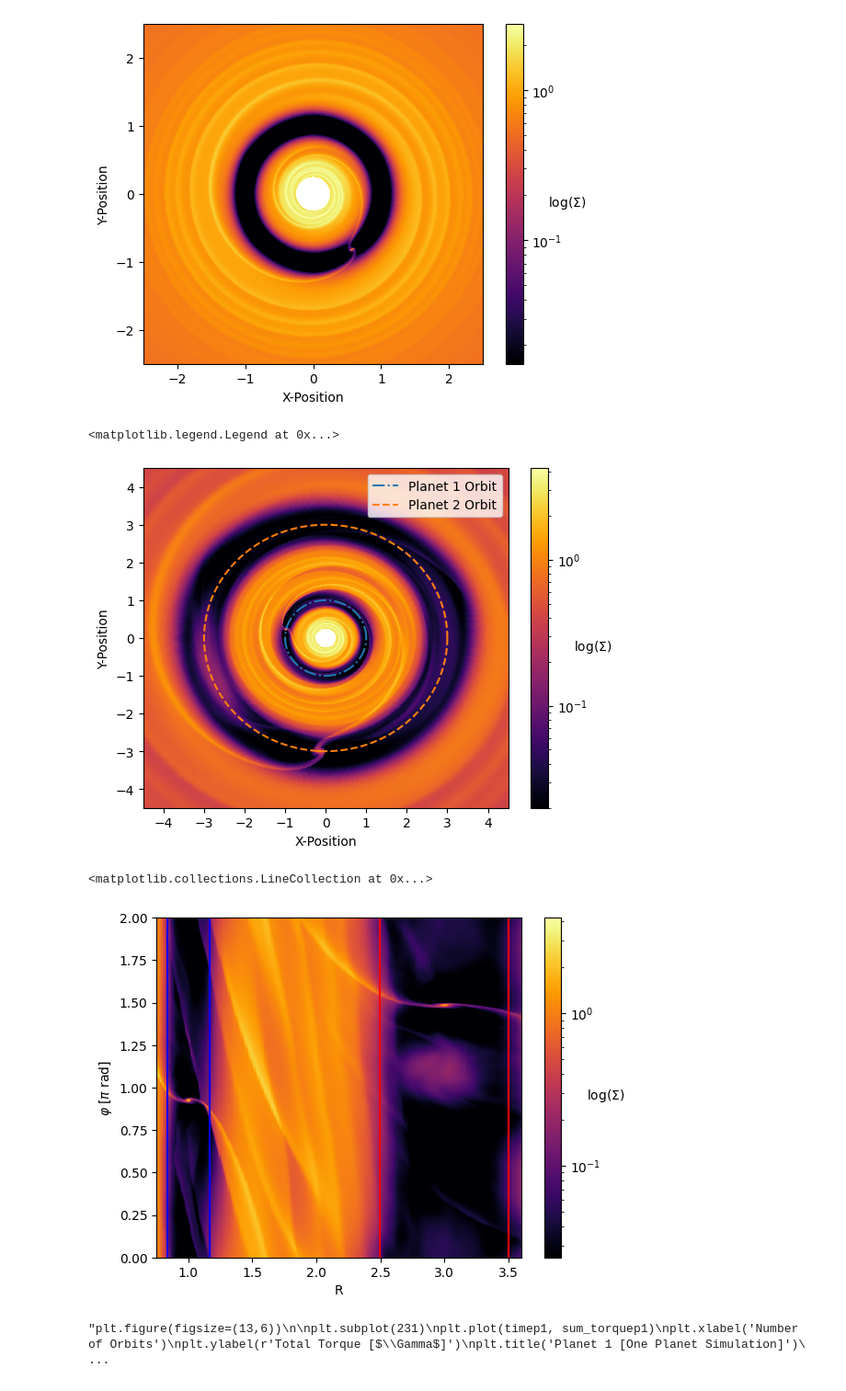
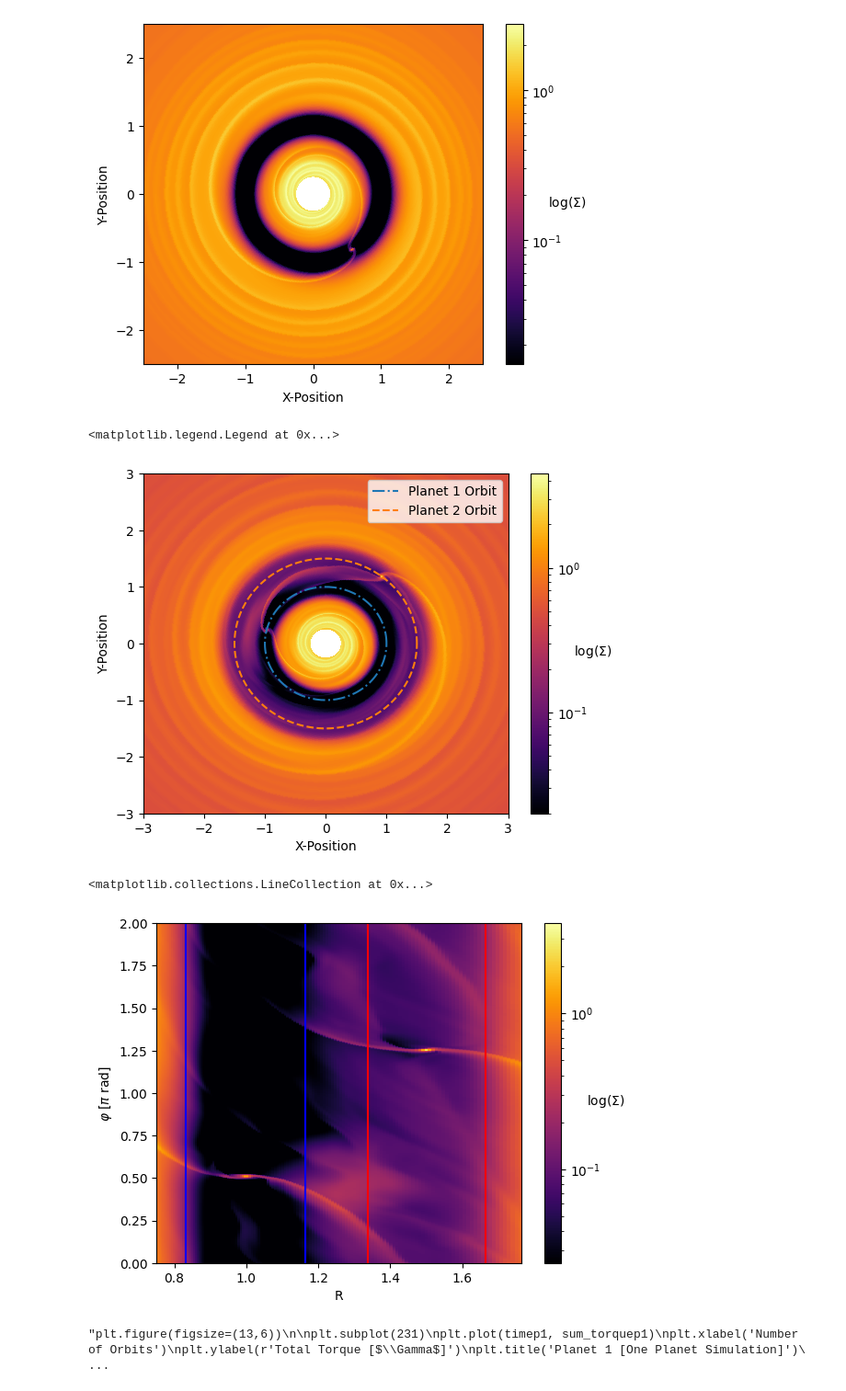
Before and after one commit to SudatKhan/athena_simulations, a Jupyter notebook: resonance_torque.ipynb, the cells around one changed output. Shown at 92% size. Cells and saved outputs as stored; diff of their text form; code cells hidden in the pictures.

```diff
--- a/resonance_torque.ipynb
+++ b/resonance_torque.ipynb
@@ -25,7 +25,7 @@ d_phip1 = d_phip1[1:] - d_phip1[:-1]
 d_rp1 = rp1_c[1:] - rp1_c[:-1]
 # %%
 data = np.genfromtxt('/home/sudat/cca/fixed/jupiter-jupiter/a1d5_fixed/disk.hst')
-data2 = athena_read.athdf('/home/sudat/cca/fixed/jupiter-jupiter/a3_fixed/disk.out1.00720.athdf')
+data2 = athena_read.athdf('/home/sudat/cca/fixed/jupiter-saturn/a1d5/disk.out1.00720.athdf')
 time = data[:,0] / (2*np.pi)
 #sum_torque = data[:,10]
 #sum_torque2 = data[:,11]
@@ -44,7 +44,7 @@ d_r = r_c[1:] - r_c[:-1]
 # %%
 #Orbital distance of Planet 1 and Planet 2
 p_r1 = 1.0
-p_r2 = 3.0
+p_r2 = 1.5
 # %%
 '''Conversion from Polar -> Cartesian'''
 xp1 = rp1_c[None,:] * np.cos(phip1_c[:,None])
@@ -84,7 +84,7 @@ plt.plot(a2, b2, linestyle='dashed', label="Planet 2 Orbit")
 plt.legend()
 # %% [output]
 <matplotlib.legend.Legend at 0x...>
-[figure, old version]
+[figure, new version]
 # %%
 thermal_mass = (0.05)**3
 jupiter_mass = 0.000954588
@@ -104,19 +104,19 @@ def horseshoe(j_r, s_r):
 # %%
 R, PHI = np.meshgrid(r_c, phi_c)
 plt.pcolormesh(R, PHI/(np.pi), dens, norm='log', cmap='inferno', vmin=0.025)
 plt.ylabel(r'$\varphi$ [$\pi$ rad]')
 plt.xlabel('R')
-plt.xlim(0.75,p_r2+horseshoe(p_r2,0)[0]+0.1)
+plt.xlim(0.75,p_r2+horseshoe(0, p_r2)[1]+0.1)
 plt.colorbar().set_label(r'log($\Sigma$)', rotation=0)
 
 
 plt.vlines(p_r1 - horseshoe(p_r1,0)[0],0,2, color='blue')
 plt.vlines(p_r1 + horseshoe(p_r1,0)[0] - 0.0025,0,2, color='blue')
-plt.vlines(p_r2 - horseshoe(p_r2,0)[0], 0,2, color='red')
-plt.vlines(p_r2 + horseshoe(p_r2,0)[0],0,2, color='red')
+plt.vlines(p_r2 - horseshoe(0, p_r2)[1], 0,2, color='red')
+plt.vlines(p_r2 + horseshoe(0, p_r2)[1],0,2, color='red')
 # %% [output]
 <matplotlib.collections.LineCollection at 0x...>
-[figure, old version]
+[figure, new version]
 # %%
 '''plt.figure(figsize=(13,6))
 
```
Also changed, not shown: parts of 10 cells of this notebook, 2 other files.
